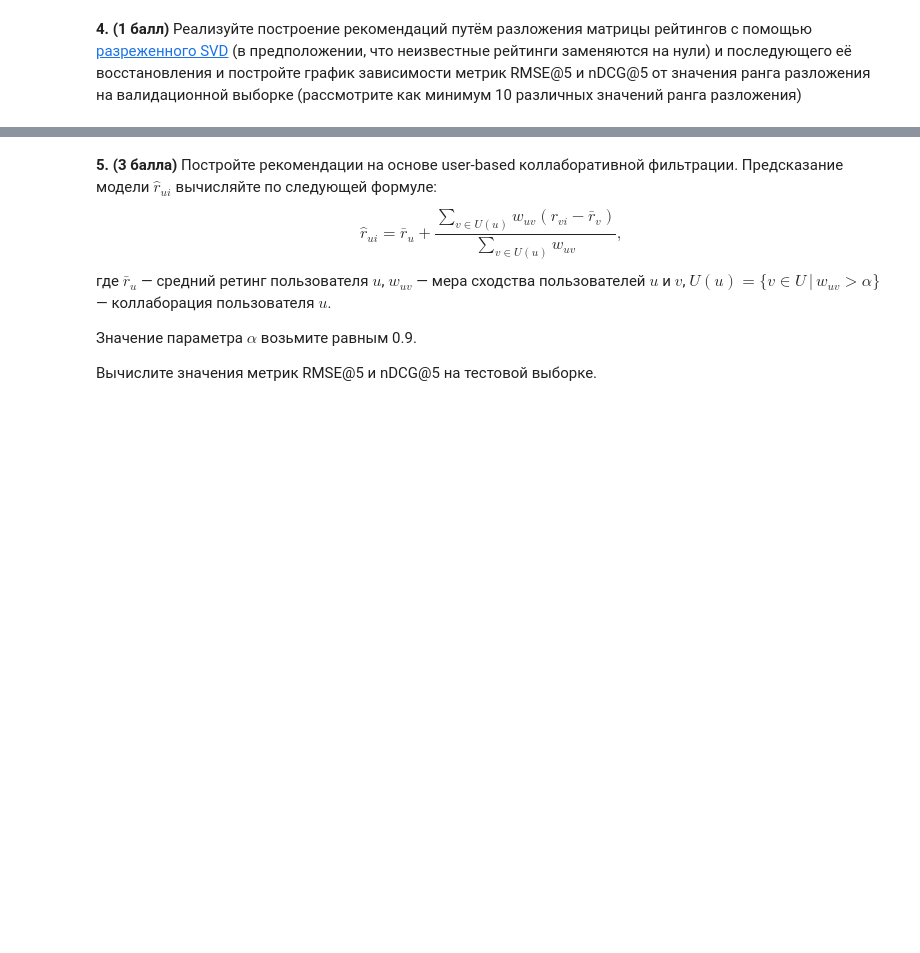
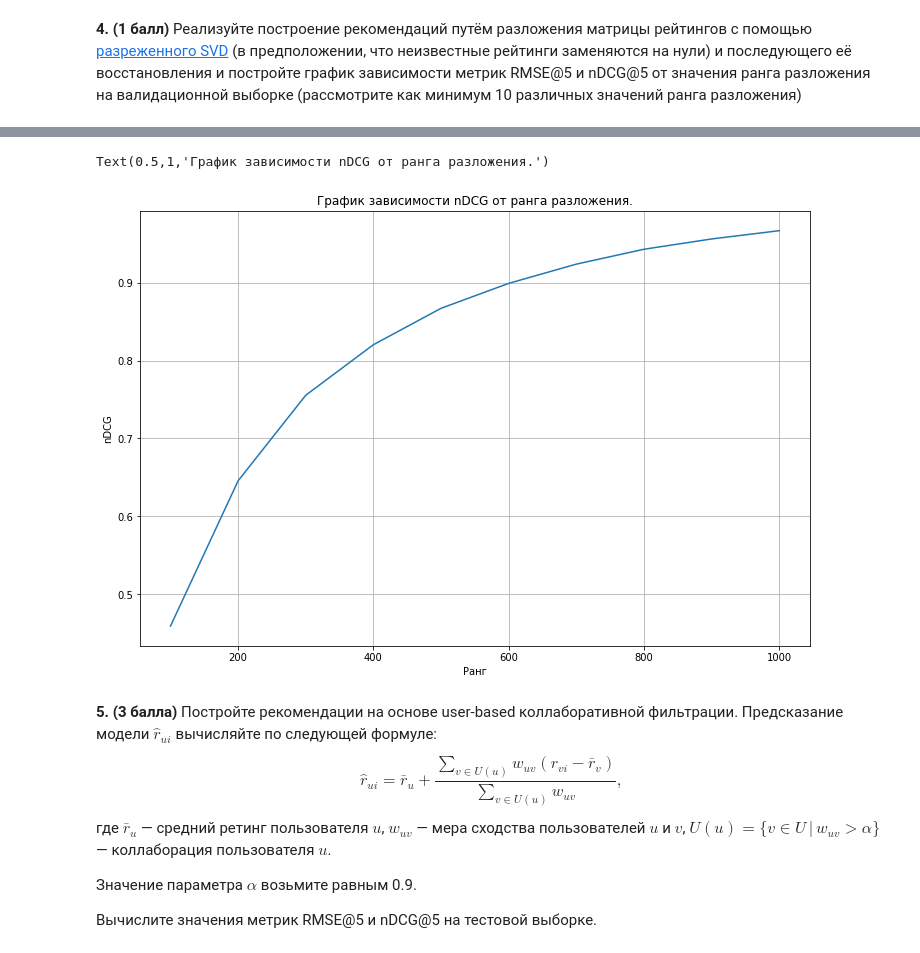
Before and after one commit to HubuserAlexanderKorneev/IDA, a Jupyter notebook: HW/HW_4.ipynb, the cells around one changed output, grey strips where cells are left out. Saved outputs shown, nothing was run; the diff lists cells and outputs as text; code cells hidden in the pictures; blank space fills up the shorter version.

```diff
--- a/HW/HW_4.ipynb
+++ b/HW/HW_4.ipynb
@@ -109,3 +240,13 @@ from sklearn.decomposition import TruncatedSVD
+# %%
+plt.figure(figsize=(12,8))
+plt.plot(comps,ndcg_scores)
+plt.grid(True)
+plt.xlabel('Ранг')
+plt.ylabel('nDCG')
+plt.title('График зависимости nDCG от ранга разложения.')
+# %% [output]
+Text(0.5,1,'График зависимости nDCG от ранга разложения.')
+[figure, added]
 # %% [markdown]
 **5. (3 балла)** Постройте рекомендации на основе user-based коллаборативной фильтрации.
 Предсказание модели $\hat{r}_{ui}$ вычисляйте по следующей формуле:
```
Also changed, not shown: parts of 42 cells of this notebook.
